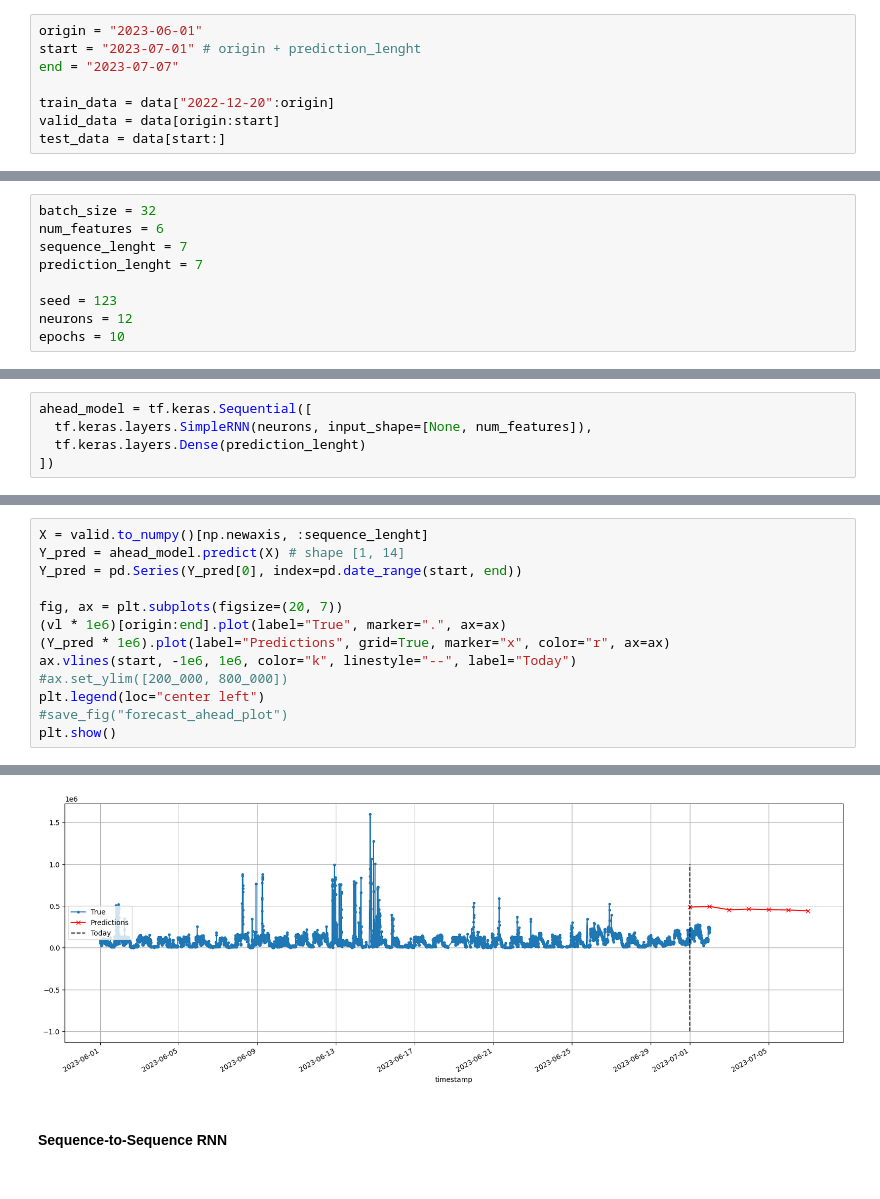
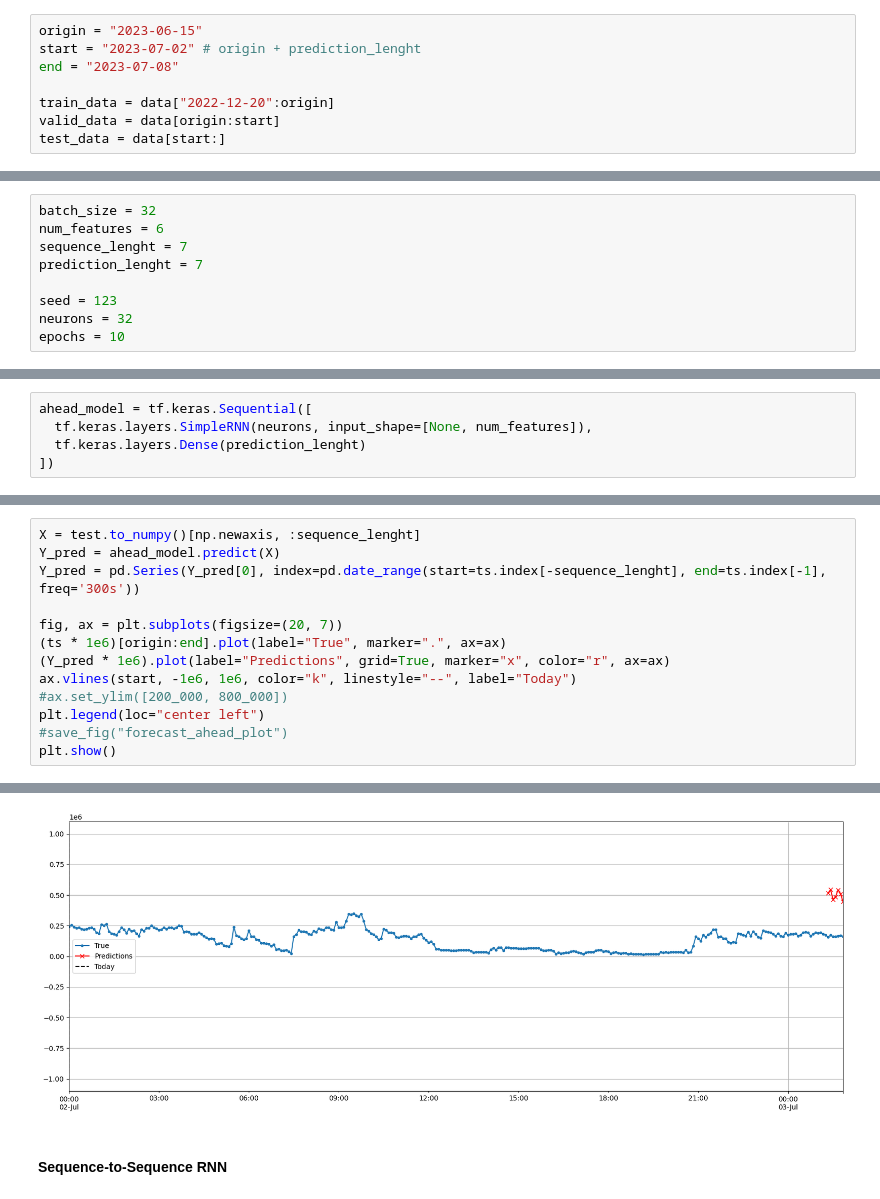
Before and after one commit to AnastasiaBrinati/experiments, a Jupyter notebook: Models.ipynb, the cells around one changed output, grey strips where cells are left out. Cells and saved outputs as stored; diff of their text form.

```diff
--- a/Models.ipynb
+++ b/Models.ipynb
@@ -67,9 +67,9 @@ data = df_300
 data = data.set_index("timestamp")
 #data.head()
 # %%
-origin = "2023-06-01"
-start = "2023-07-01" # origin + prediction_lenght
-end = "2023-07-07"
+origin = "2023-06-15"
+start = "2023-07-02" # origin + prediction_lenght
+end = "2023-07-08"
 
 train_data = data["2022-12-20":origin]
 valid_data = data[origin:start]
@@ -111,7 +111,7 @@ sequence_lenght = 7
 prediction_lenght = 7
 
 seed = 123
-neurons = 12
+neurons = 32
 epochs = 10
 # %% [markdown]
 # Models
@@ -456,10 +467,10 @@ Epoch 10/10
 # %%
-X = valid.to_numpy()[np.newaxis, :sequence_lenght]
-Y_pred = ahead_model.predict(X) # shape [1, 14]
-Y_pred = pd.Series(Y_pred[0], index=pd.date_range(start, end))
+X = test.to_numpy()[np.newaxis, :sequence_lenght]
+Y_pred = ahead_model.predict(X)
+Y_pred = pd.Series(Y_pred[0], index=pd.date_range(start=ts.index[-sequence_lenght], end=ts.index[-1], freq='300s'))
 
 fig, ax = plt.subplots(figsize=(20, 7))
-(vl * 1e6)[origin:end].plot(label="True", marker=".", ax=ax)
+(ts * 1e6)[origin:end].plot(label="True", marker=".", ax=ax)
 (Y_pred * 1e6).plot(label="Predictions", grid=True, marker="x", color="r", ax=ax)
 ax.vlines(start, -1e6, 1e6, color="k", linestyle="--", label="Today")
 #ax.set_ylim([200_000, 800_000])
@@ -472,4 +482,4 @@ WARNING:tensorflow:5 out of the last 27 calls to <function TensorFlowTrainer.mak
-[figure, old version]
+[figure, new version]
 # %% [markdown]
 #### Sequence-to-Sequence RNN
 # %%
```
Also changed, not shown: parts of 32 cells of this notebook.
